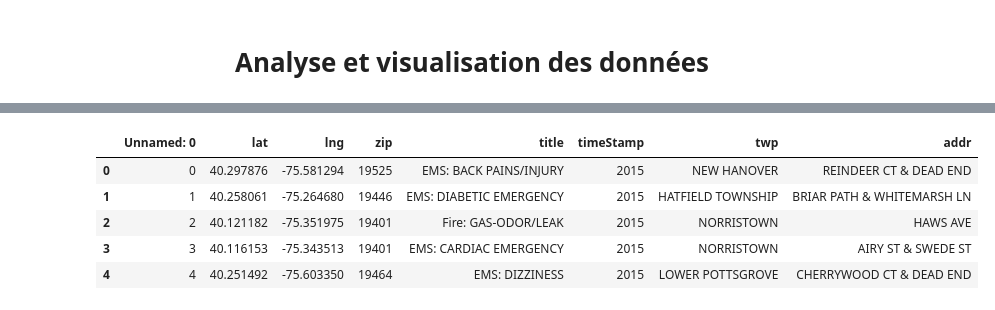
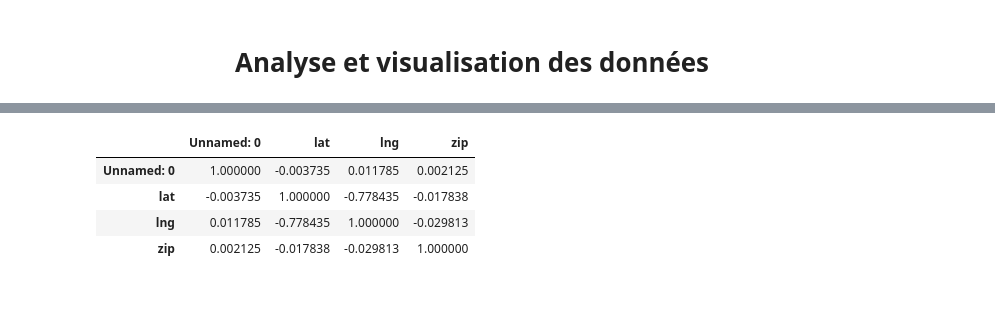
Before and after one commit to chainyo/analyse_donnees, a Jupyter notebook: analyse.ipynb, the cells around one changed output, grey strips where cells are left out. Drawn from its saved outputs; the diff is of its cells as text; code cells hidden in the pictures.

```diff
--- a/analyse.ipynb
+++ b/analyse.ipynb
@@ -27,7 +36,0 @@ df.head()
-# %%
-df.timeStamp = pd.to_datetime(df.timeStamp)
-df.timeStamp = pd.DatetimeIndex(df.timeStamp).year
-
-
-count = df['timeStamp'].value_counts().sort_index()
-index = count.index
@@ -49,9 +37,8 @@ plt.bar(index, count, color=(0.2, 0.4, 0.6, 0.6))
 # %%
-df.head()
+df.corr()
 # %% [output]
-|  | Unnamed: 0 | lat | lng | zip | title | timeStamp | twp | addr |
-| 0 | 0 | 40.297876 | -75.581294 | 19525 | EMS: BACK PAINS/INJURY | 2015 | NEW HANOVER | REINDEER CT & DEAD END |
-| 1 | 1 | 40.258061 | -75.264680 | 19446 | EMS: DIABETIC EMERGENCY | 2015 | HATFIELD TOWNSHIP | BRIAR PATH & WHITEMARSH LN |
-| 2 | 2 | 40.121182 | -75.351975 | 19401 | Fire: GAS-ODOR/LEAK | 2015 | NORRISTOWN | HAWS AVE |
-| 3 | 3 | 40.116153 | -75.343513 | 19401 | EMS: CARDIAC EMERGENCY | 2015 | NORRISTOWN | AIRY ST & SWEDE ST |
-| 4 | 4 | 40.251492 | -75.603350 | 19464 | EMS: DIZZINESS | 2015 | LOWER POTTSGROVE | CHERRYWOOD CT & DEAD END |
+|  | Unnamed: 0 | lat | lng | zip |
+| Unnamed: 0 | 1.000000 | -0.003735 | 0.011785 | 0.002125 |
+| lat | -0.003735 | 1.000000 | -0.778435 | -0.017838 |
+| lng | 0.011785 | -0.778435 | 1.000000 | -0.029813 |
+| zip | 0.002125 | -0.017838 | -0.029813 | 1.000000 |
```
Also changed, not shown: parts of 14 cells of this notebook.
